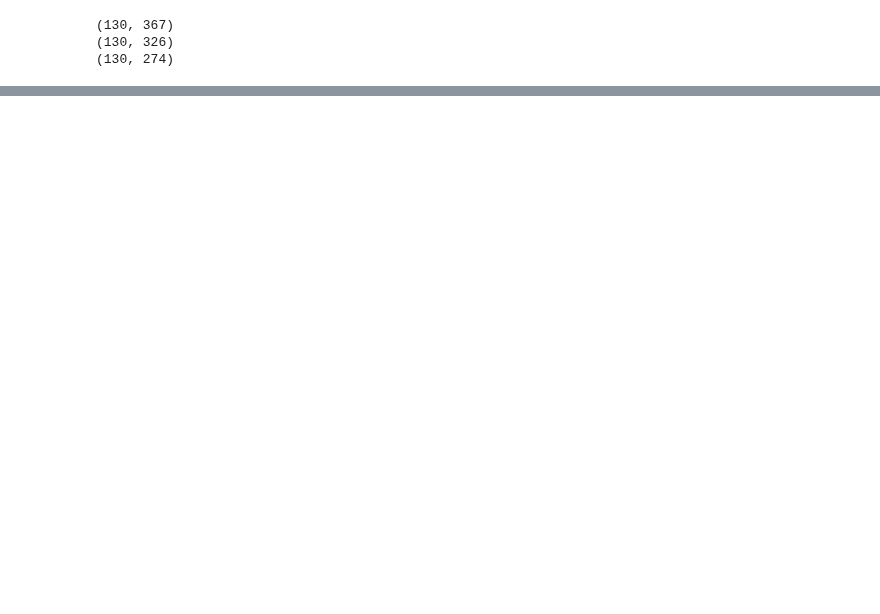
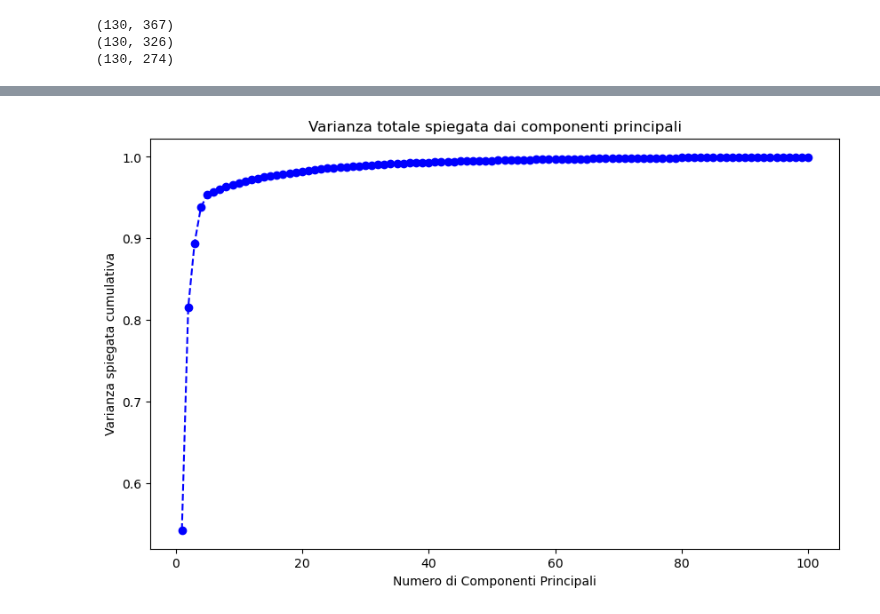
Before and after one commit to chrfum/one-class_classifier, a Jupyter notebook: run-over_classifier/classifiers/svm.ipynb, the cells around one changed output, grey strips where cells are left out. Cells and saved outputs as stored; diff of their text form; code cells hidden in the pictures; blank space fills up the shorter version.

```diff
--- a/run-over_classifier/classifiers/svm.ipynb
+++ b/run-over_classifier/classifiers/svm.ipynb
@@ -236,3 +373,26 @@ file_path = '../pickles/svm_df.pickle'
 
 with open(file_path, "wb") as file:
     pickle.dump(scores_df, file)
+# %%
+def plot_components(X):
+    components = []
+    variance = []
+
+    for pca_comps in np.arange(1, 101, 1):
+        pca = PCA(n_components=pca_comps)
+        X_temp = X.drop(columns='Mezzo').values
+        pca.fit_transform(X_temp)
+
+        components.append(pca_comps)
+        variance.append(np.sum(pca.explained_variance_ratio_))
+
+    plt.figure(figsize=(10, 6))
+    plt.plot(components, variance, marker='o', linestyle='--', color='b')
+    plt.title('Varianza totale spiegata dai componenti principali')
+    plt.xlabel('Numero di Componenti Principali')
+    plt.ylabel('Varianza spiegata cumulativa')
+    plt.show()
+# %%
+plot_components(X)
+# %% [output]
+[figure, added]
```
Also changed, not shown: parts of 16 cells of this notebook.
